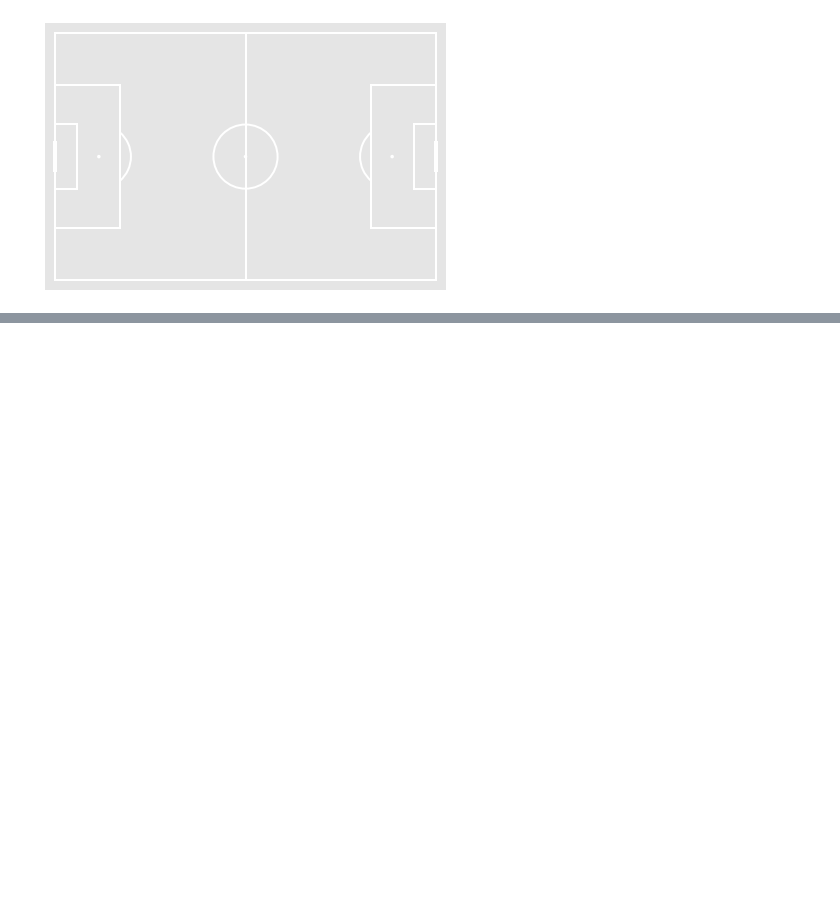
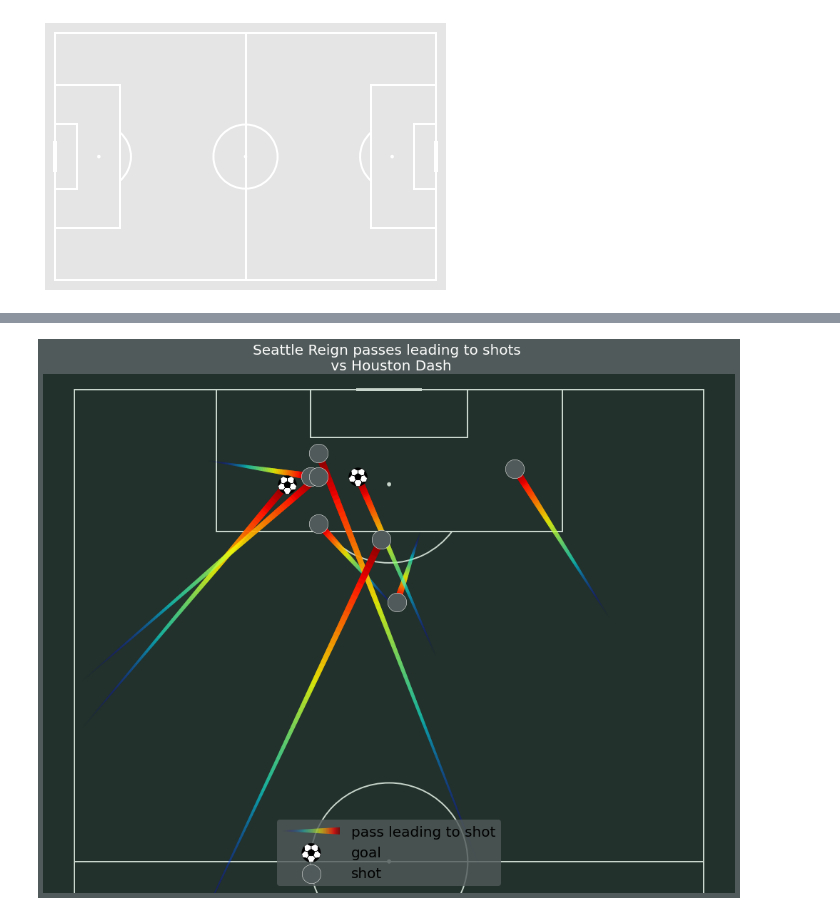
Before and after one commit to chimexi42/football-plotting, a Jupyter notebook: football_data.ipynb, the cells around one changed output, grey strips where cells are left out. Cells and saved outputs as stored; diff of their text form; code cells hidden in the pictures; blank space fills up the shorter version.

```diff
--- a/football_data.ipynb
+++ b/football_data.ipynb
@@ -36,0 +62,15 @@ fig, ax = pitch.draw()
+# %%
+df = read_event(f'{EVENT_SLUG}/7478.json',
+                related_event_df=False, shot_freeze_frame_df=False, tactics_lineup_df=False)['event']
+# %%
+team1 = 'Seattle Reign'
+team2 = 'Houston Dash'
+df_pass = df.loc[(df.pass_assisted_shot_id.notnull()) & (df.team_name == team1),
+                 ['x', 'y', 'end_x', 'end_y', 'pass_assisted_shot_id']]
+
+df_shot = df.loc[(df.type_name == 'Shot') & (df.team_name == team1),
+                 ['id', 'outcome_name', 'shot_statsbomb_xg']].rename({'id': 'pass_assisted_shot_id'}, axis=1)
+
+df_pass = df_pass.merge(df_shot, how='left').drop('pass_assisted_shot_id', axis=1)
+
+mask_goal = df_pass.outcome_name == 'Goal'
@@ -36,0 +99,27 @@ fig, ax = pitch.draw()
+# %%
+pitch = Pitch(pitch_type='statsbomb', orientation='vertical', pitch_color='#22312b', line_color='#c7d5cc',
+              figsize=(16, 11), view='half', pad_top=2, tight_layout=True)
+fig, ax = pitch.draw()
+
+# Plot the completed passes
+pitch.lines(df_pass.x, df_pass.y, df_pass.end_x, df_pass.end_y,
+            lw=10, transparent=True, comet=True, cmap='jet',
+            label='pass leading to shot', ax=ax)
+
+# Plot the goals
+pitch.scatter(df_pass[mask_goal].end_x, df_pass[mask_goal].end_y, s=700,
+              marker='football', edgecolors='black', c='white', zorder=2,
+              label='goal', ax=ax)
+pitch.scatter(df_pass[~mask_goal].end_x, df_pass[~mask_goal].end_y,
+              edgecolors='white', c='#515A5A', s=700, zorder=2,
+              label='shot', ax=ax)
+# Set the title
+ax.set_title(f'{team1} passes leading to shots \n vs {team2}', fontsize=20, color = 'white')
+
+# set legend
+ax.legend(facecolor='#515A5A', edgecolor='None', fontsize=20, loc='lower center', handlelength=4)
+
+# Set the figure facecolor
+fig.set_facecolor('#515A5A')
+# %% [output]
+[figure, added]
```
Also changed, not shown: parts of 11 cells of this notebook.
